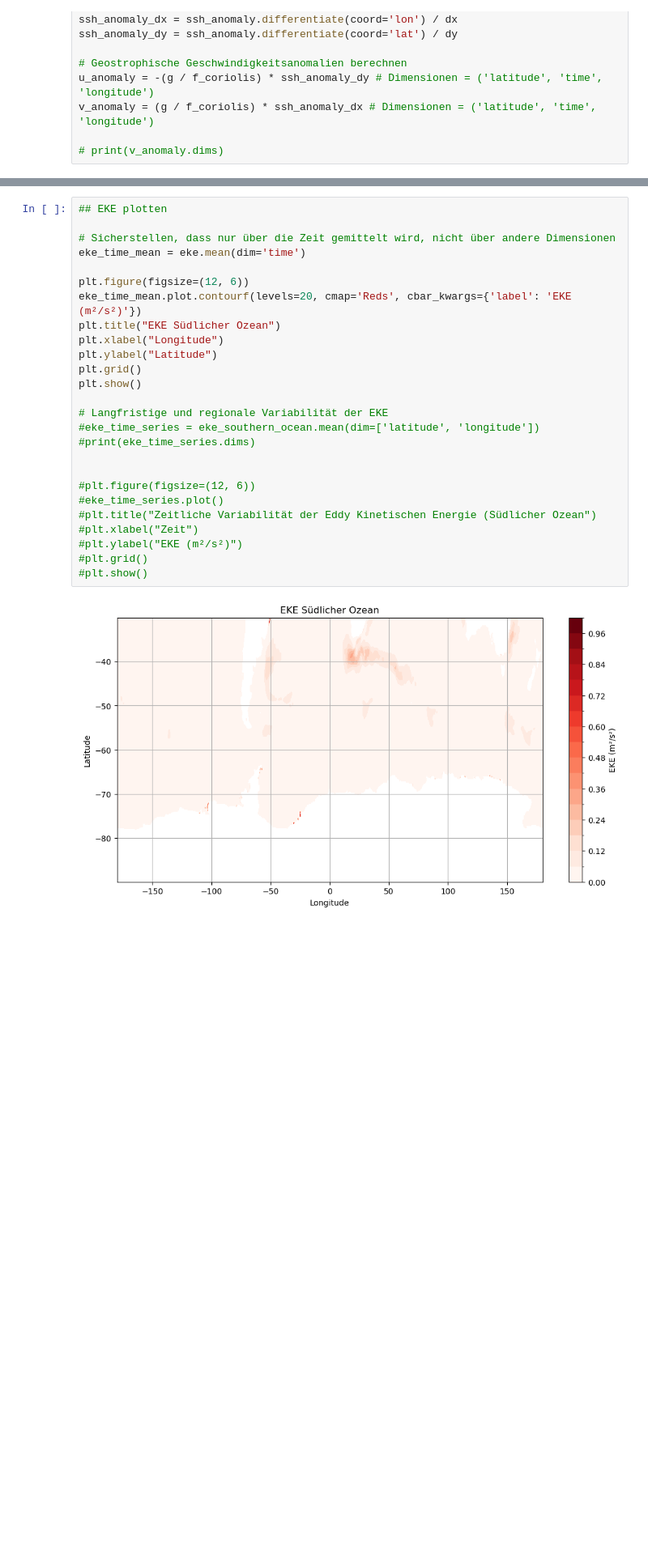
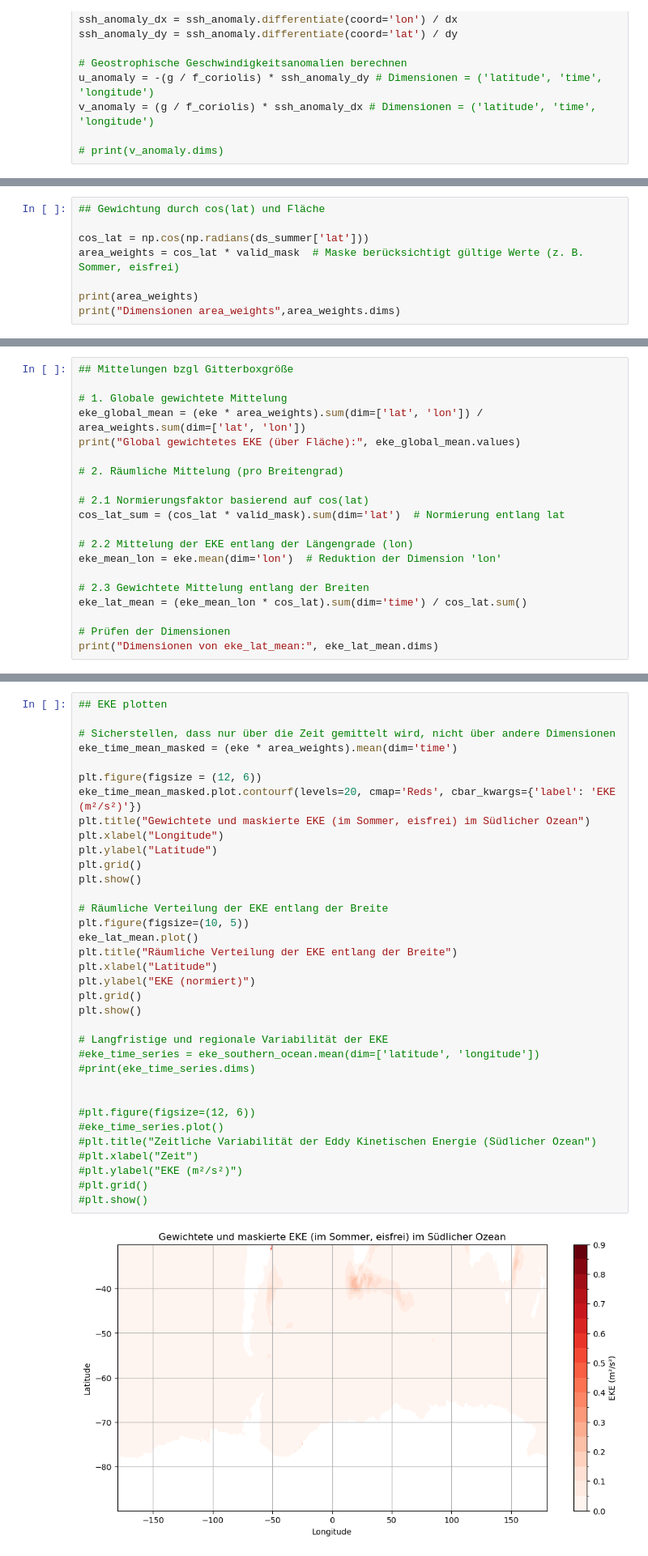
Before and after one commit to steffiwinter/pherProj, a Jupyter notebook: 03_read_ssh.ipynb, the cells around one changed output, grey strips where cells are left out. Shown: that part at 81% size. Cells and saved outputs as stored; diff of their text form; blank space fills up the shorter version.

```diff
--- a/03_read_ssh.ipynb
+++ b/03_read_ssh.ipynb
@@ -157,0 +181,8 @@ Coordinates:
+# %%
+## Gewichtung durch cos(lat) und Fläche
+
+cos_lat = np.cos(np.radians(ds_summer['lat']))
+area_weights = cos_lat * valid_mask  # Maske berücksichtigt gültige Werte (z. B. Sommer, eisfrei)
+
+print(area_weights)
+print("Dimensionen area_weights",area_weights.dims)
@@ -157,0 +196,20 @@ Coordinates:
+# %%
+## Mittelungen bzgl Gitterboxgröße
+
+# 1. Globale gewichtete Mittelung
+eke_global_mean = (eke * area_weights).sum(dim=['lat', 'lon']) / area_weights.sum(dim=['lat', 'lon'])
+print("Global gewichtetes EKE (über Fläche):", eke_global_mean.values)
+
+# 2. Räumliche Mittelung (pro Breitengrad)
+
+# 2.1 Normierungsfaktor basierend auf cos(lat)
+cos_lat_sum = (cos_lat * valid_mask).sum(dim='lat')  # Normierung entlang lat
+
+# 2.2 Mittelung der EKE entlang der Längengrade (lon)
+eke_mean_lon = eke.mean(dim='lon')  # Reduktion der Dimension 'lon'
+
+# 2.3 Gewichtete Mittelung entlang der Breiten
+eke_lat_mean = (eke_mean_lon * cos_lat).sum(dim='time') / cos_lat.sum()
+
+# Prüfen der Dimensionen
+print("Dimensionen von eke_lat_mean:", eke_lat_mean.dims)
@@ -163,28 +224,37 @@ eke_southern_ocean = eke.sel(latitude=slice(-60, -30)).mean(dim=['latitude', 'lo
 # %%
 ## EKE plotten
 
 # Sicherstellen, dass nur über die Zeit gemittelt wird, nicht über andere Dimensionen
-eke_time_mean = eke.mean(dim='time')
+eke_time_mean_masked = (eke * area_weights).mean(dim='time')
 
-plt.figure(figsize=(12, 6))
-eke_time_mean.plot.contourf(levels=20, cmap='Reds', cbar_kwargs={'label': 'EKE (m²/s²)'})
-plt.title("EKE Südlicher Ozean")
+plt.figure(figsize = (12, 6))
+eke_time_mean_masked.plot.contourf(levels=20, cmap='Reds', cbar_kwargs={'label': 'EKE (m²/s²)'})
+plt.title("Gewichtete und maskierte EKE (im Sommer, eisfrei) im Südlicher Ozean")
 plt.xlabel("Longitude")
 plt.ylabel("Latitude")
+plt.grid()
+plt.show()
+
+# Räumliche Verteilung der EKE entlang der Breite
+plt.figure(figsize=(10, 5))
+eke_lat_mean.plot()
+plt.title("Räumliche Verteilung der EKE entlang der Breite")
+plt.xlabel("Latitude")
+plt.ylabel("EKE (normiert)")
 plt.grid()
 plt.show()
 
 # Langfristige und regionale Variabilität der EKE
 #eke_time_series = eke_southern_ocean.mean(dim=['latitude', 'longitude'])
 #print(eke_time_series.dims)
 
 
 #plt.figure(figsize=(12, 6))
 #eke_time_series.plot()
 #plt.title("Zeitliche Variabilität der Eddy Kinetischen Energie (Südlicher Ozean")
 #plt.xlabel("Zeit")
 #plt.ylabel("EKE (m²/s²)")
 #plt.grid()
 #plt.show()
 # %% [output]
-[figure, old version]
+[figure, new version]
```
Also changed, not shown: parts of 10 cells of this notebook, 2 other files.
